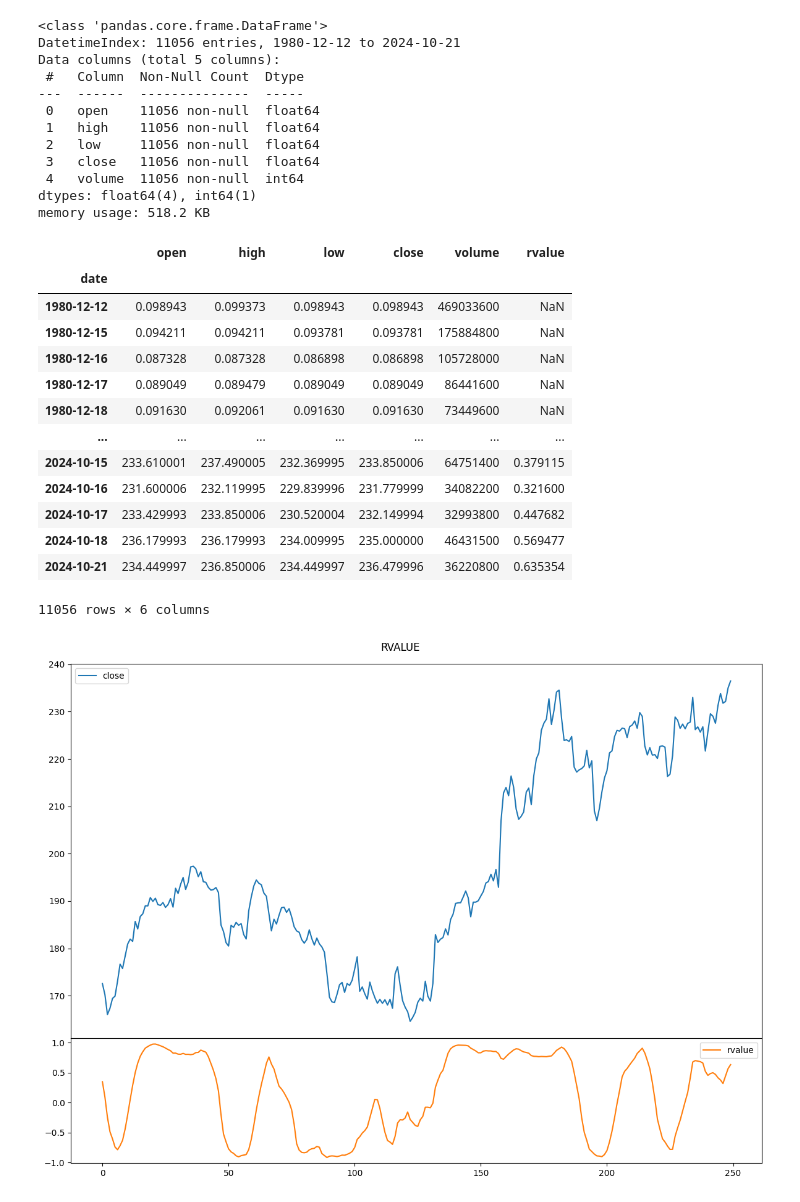
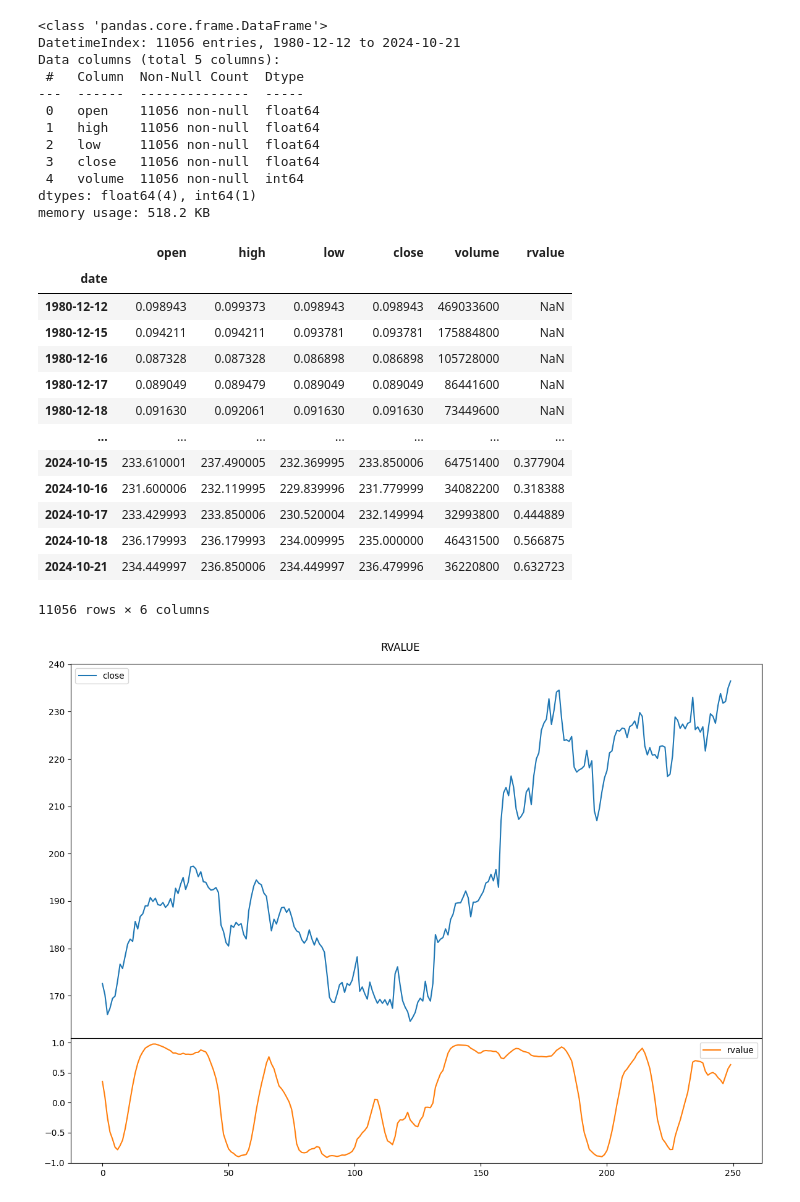
Before and after one commit to furechan/mintalib, a Jupyter notebook: examples/rvalue-indicator.ipynb, the cells around one changed output. Saved outputs shown, nothing was run; the diff lists cells and outputs as text; code cells hidden in the pictures.

```diff
--- a/examples/rvalue-indicator.ipynb
+++ b/examples/rvalue-indicator.ipynb
@@ -25,25 +25,27 @@ Data columns (total 5 columns):
 dtypes: float64(4), int64(1)
 memory usage: 518.2 KB
 # %%
+# RValue of log prices regression
+
 prices = prices.assign(
-    rvalue = RVALUE(20),
+    rvalue = RVALUE(20) @ LOG(),
 )
 
 prices
 # %% [output]
 |  | open | high | low | close | volume | rvalue |
 | date |  |  |  |  |  |  |
 | 1980-12-12 | 0.098943 | 0.099373 | 0.098943 | 0.098943 | 469033600 | NaN |
 | 1980-12-15 | 0.094211 | 0.094211 | 0.093781 | 0.093781 | 175884800 | NaN |
 | 1980-12-16 | 0.087328 | 0.087328 | 0.086898 | 0.086898 | 105728000 | NaN |
 | 1980-12-17 | 0.089049 | 0.089479 | 0.089049 | 0.089049 | 86441600 | NaN |
 | 1980-12-18 | 0.091630 | 0.092061 | 0.091630 | 0.091630 | 73449600 | NaN |
 | ... | ... | ... | ... | ... | ... | ... |
-| 2024-10-15 | 233.610001 | 237.490005 | 232.369995 | 233.850006 | 64751400 | 0.379115 |
-| 2024-10-16 | 231.600006 | 232.119995 | 229.839996 | 231.779999 | 34082200 | 0.321600 |
-| 2024-10-17 | 233.429993 | 233.850006 | 230.520004 | 232.149994 | 32993800 | 0.447682 |
-| 2024-10-18 | 236.179993 | 236.179993 | 234.009995 | 235.000000 | 46431500 | 0.569477 |
-| 2024-10-21 | 234.449997 | 236.850006 | 234.449997 | 236.479996 | 36220800 | 0.635354 |
+| 2024-10-15 | 233.610001 | 237.490005 | 232.369995 | 233.850006 | 64751400 | 0.377904 |
+| 2024-10-16 | 231.600006 | 232.119995 | 229.839996 | 231.779999 | 34082200 | 0.318388 |
+| 2024-10-17 | 233.429993 | 233.850006 | 230.520004 | 232.149994 | 32993800 | 0.444889 |
+| 2024-10-18 | 236.179993 | 236.179993 | 234.009995 | 235.000000 | 46431500 | 0.566875 |
+| 2024-10-21 | 234.449997 | 236.850006 | 234.449997 | 236.479996 | 36220800 | 0.632723 |
 11056 rows × 6 columns
 # %%
 axes = prices.tail(250).plot(
```
Also changed, not shown: parts of 1 cell of this notebook, 5 other files.
